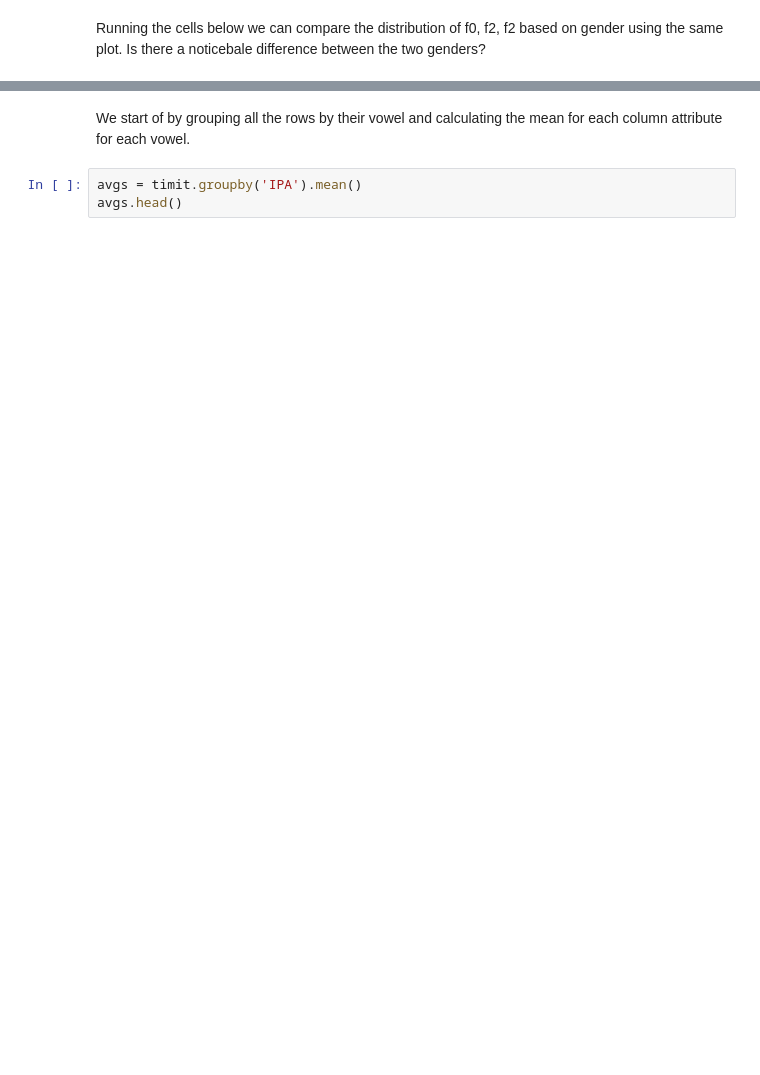
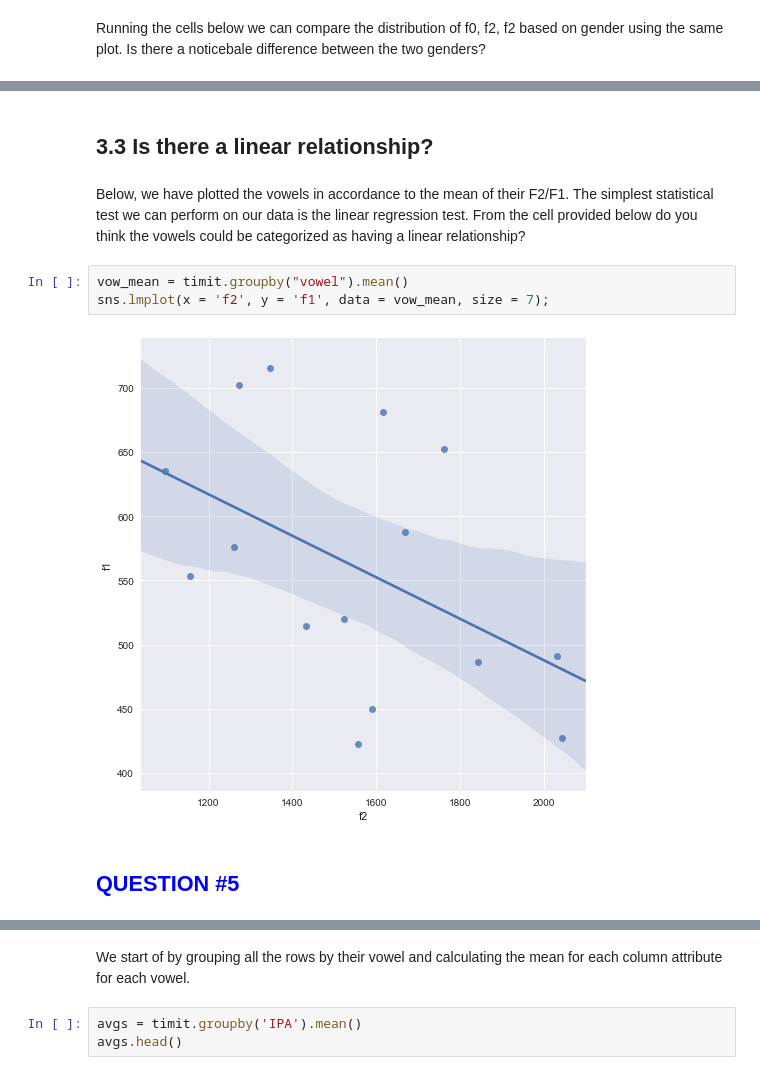
Before and after one commit to ds-modules/LINGUIS-110, a Jupyter notebook: Formants/Assignment.ipynb, the cells around one changed output, grey strips where cells are left out. Cells and saved outputs as stored; diff of their text form; blank space fills up the shorter version.

```diff
--- a/Formants/Assignment.ipynb
+++ b/Formants/Assignment.ipynb
@@ -144,0 +359,11 @@ Since we will be dealing with the differences between f1 vs f2 in terms of vowel
+# %% [markdown]
+## 3.3 Is there a linear relationship?
+# %% [markdown]
+Below, we have plotted the vowels in accordance to the mean of their F2/F1. The simplest statistical test we can perform on our data is the linear regression test. From the cell provided below do you think the vowels could be categorized as having a linear relationship?
+# %%
+vow_mean = timit.groupby("vowel").mean()
+sns.lmplot(x = 'f2', y = 'f1', data = vow_mean, size = 7);
+# %% [output]
+[figure, added]
+# %% [markdown]
+## <font color = "blue"> QUESTION #5 </font>
```
Also changed, not shown: parts of 154 cells of this notebook, 1 other file.
